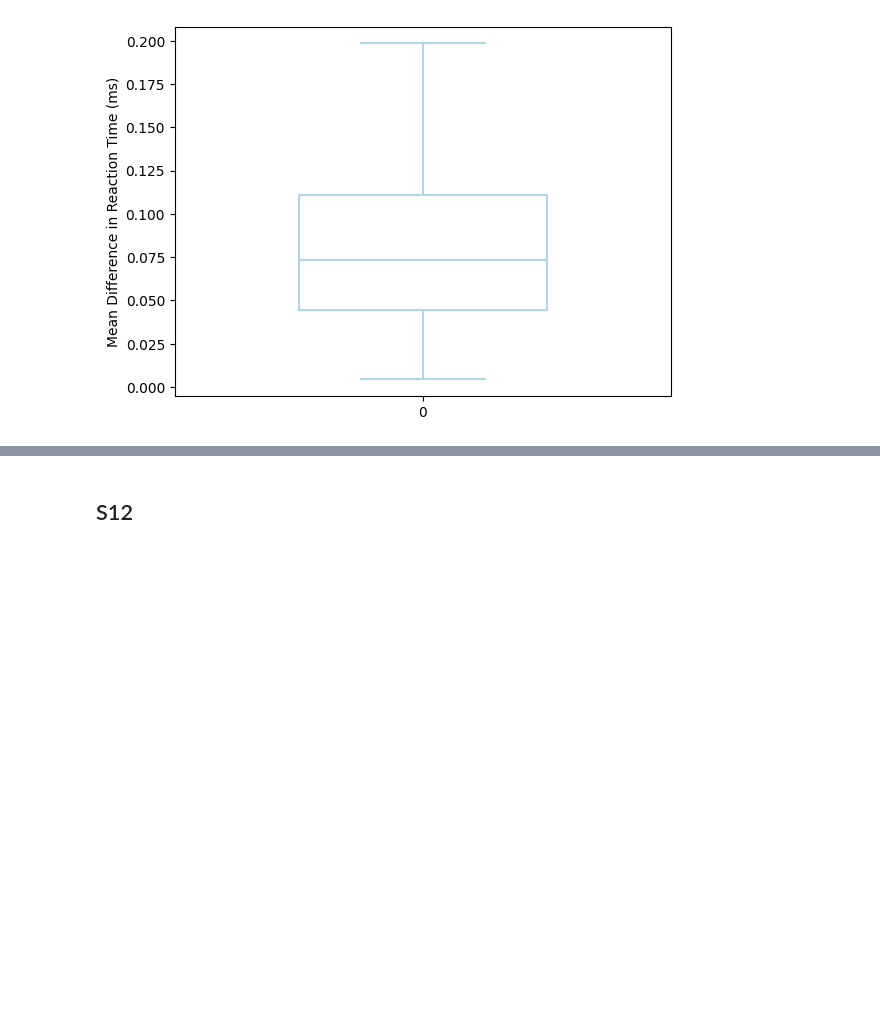
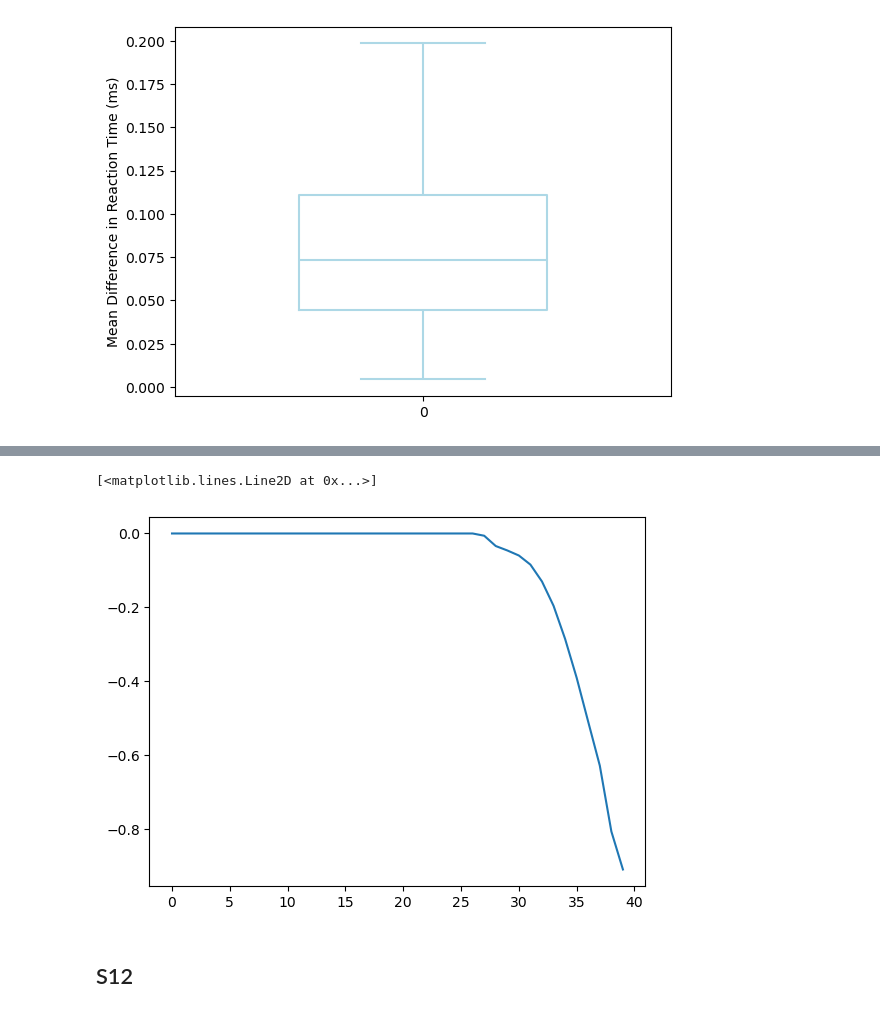
Before and after one commit to Pauldfepfl/PMBR, a Jupyter notebook: analysis_script.ipynb, the cells around one changed output, grey strips where cells are left out. Saved outputs shown, nothing was run; the diff lists cells and outputs as text; code cells hidden in the pictures; blank space fills up the shorter version.

```diff
--- a/analysis_script.ipynb
+++ b/analysis_script.ipynb
@@ -163,3 +197,8 @@ plt.show()
+# %%
+plt.plot(y)
+# %% [output]
+[<matplotlib.lines.Line2D at 0x...>]
+[figure, added]
 # %% [markdown]
 ## S12
 # %%
```
Also changed, not shown: parts of 34 cells of this notebook, 29 other files.
